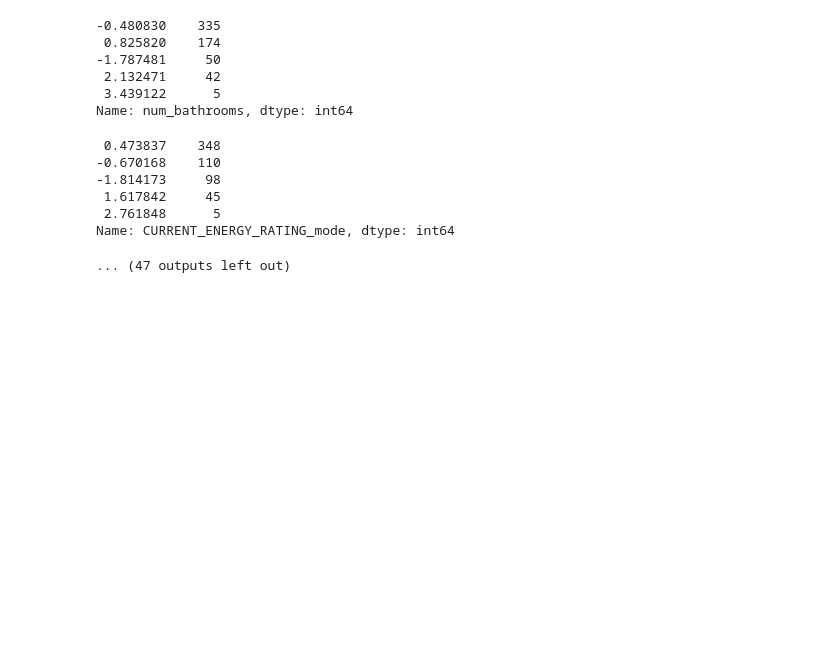
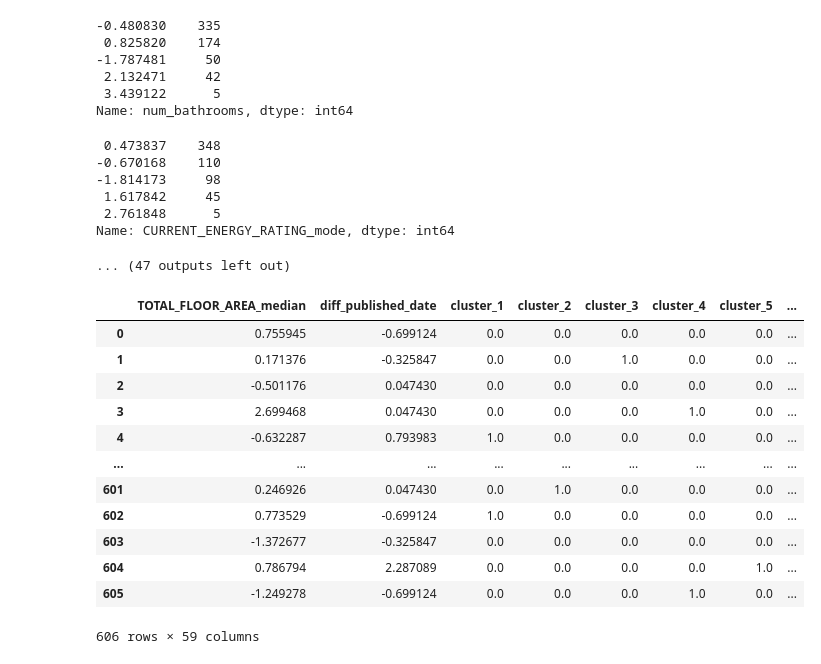
Before and after one commit to RobertVallance/house_prices_prediction_nuneaton_hinckley, a Jupyter notebook: 4.0-feature_engineering.ipynb, the cells around one changed output. Drawn from its saved outputs; the diff is of its cells as text; code cells hidden in the pictures; blank space fills up the shorter version.

```diff
--- a/4.0-feature_engineering.ipynb
+++ b/4.0-feature_engineering.ipynb
@@ -111,7 +112,7 @@ class KMeansCluster(BaseEstimator, TransformerMixin):
 # %%
 numeric_pipeline = Pipeline([
     ('num_imputer', SimpleImputer(strategy='median', add_indicator=False)),
-    ('num_std_scaler', StandardScaler())
+    ('num_std_scaler', StandardScaler()),
 ])
 
 numeric_kmeans_pipeline = Pipeline([
@@ -122,7 +123,7 @@ numeric_kmeans_pipeline = Pipeline([
 
 discrete_pipeline = Pipeline([
     ('dis_imputer', SimpleImputer(strategy='most_frequent', add_indicator=False)),
-    ('dis_std_scaler', StandardScaler())
+    ('dis_std_scaler', StandardScaler()),
 ])
 
 categoric_pipeline = Pipeline([
@@ -136,7 +137,7 @@ full_pipeline = ColumnTransformer([
     ('numeric', numeric_pipeline, numeric_cols),
     ('numeric_kmeans', numeric_kmeans_pipeline, numeric_kmeans_cols),
     ('discrete', discrete_pipeline, discrete_cols),
-    ('categoric', categoric_pipeline, categoric_cols)
+    ('categoric', categoric_pipeline, categoric_cols),
 ])
 # %%
 full_pipeline
@@ -308,3 +309,19 @@ Name: num_bathrooms, dtype: int64
  2.761848      5
 Name: CURRENT_ENERGY_RATING_mode, dtype: int64
 ... (47 outputs left out)
+# %%
+zoopla_df_train
+# %% [output]
+|  | TOTAL_FLOOR_AREA_median | diff_published_date | cluster_1 | cluster_2 | cluster_3 | cluster_4 | cluster_5 | ... |
+| 0 | 0.755945 | -0.699124 | 0.0 | 0.0 | 0.0 | 0.0 | 0.0 | ... |
+| 1 | 0.171376 | -0.325847 | 0.0 | 0.0 | 1.0 | 0.0 | 0.0 | ... |
+| 2 | -0.501176 | 0.047430 | 0.0 | 0.0 | 0.0 | 0.0 | 0.0 | ... |
+| 3 | 2.699468 | 0.047430 | 0.0 | 0.0 | 0.0 | 1.0 | 0.0 | ... |
+| 4 | -0.632287 | 0.793983 | 1.0 | 0.0 | 0.0 | 0.0 | 0.0 | ... |
+| ... | ... | ... | ... | ... | ... | ... | ... | ... |
+| 601 | 0.246926 | 0.047430 | 0.0 | 1.0 | 0.0 | 0.0 | 0.0 | ... |
+| 602 | 0.773529 | -0.699124 | 1.0 | 0.0 | 0.0 | 0.0 | 0.0 | ... |
+| 603 | -1.372677 | -0.325847 | 0.0 | 0.0 | 0.0 | 0.0 | 0.0 | ... |
+| 604 | 0.786794 | 2.287089 | 0.0 | 0.0 | 0.0 | 0.0 | 1.0 | ... |
+| 605 | -1.249278 | -0.699124 | 0.0 | 0.0 | 0.0 | 1.0 | 0.0 | ... |
+606 rows × 59 columns
```
Also changed, not shown: parts of 1 cell of this notebook.
